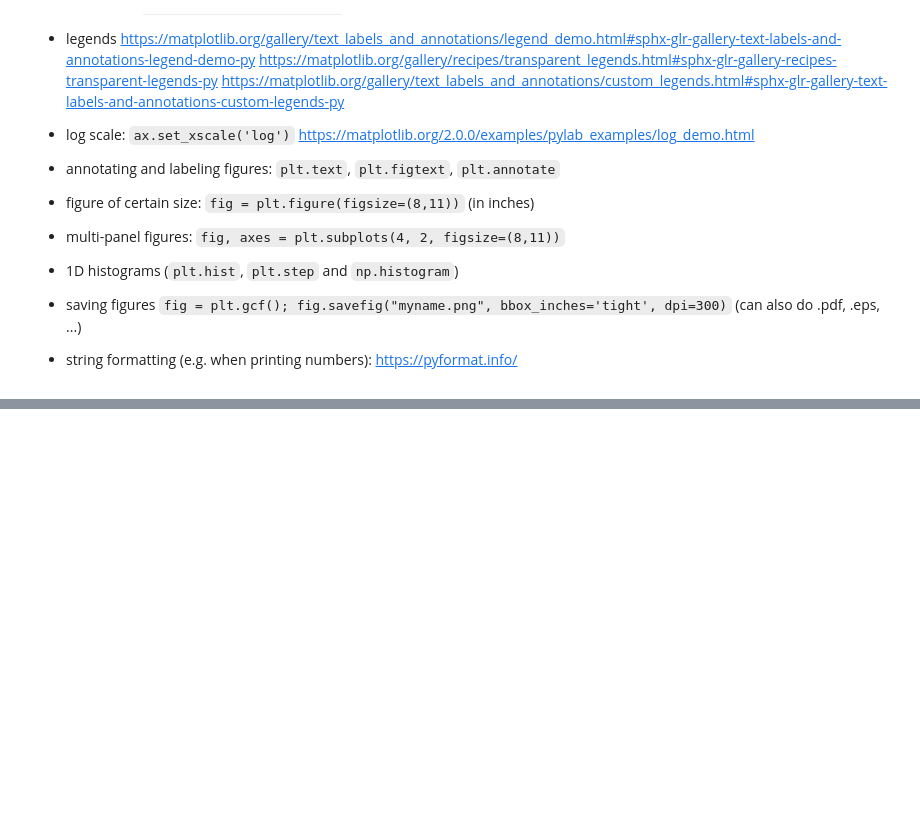
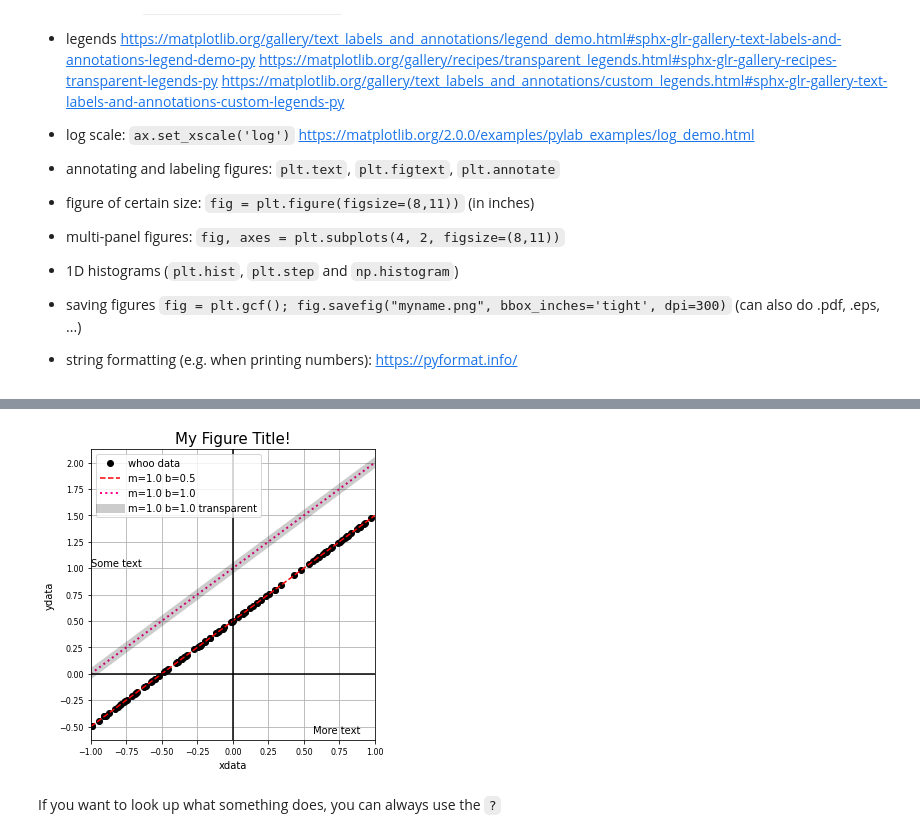
Before and after one commit to obscode/CASSIPDP, a Jupyter notebook: PythonPlotting.ipynb, the cells around one changed output, grey strips where cells are left out. Saved outputs shown, nothing was run; the diff lists cells and outputs as text; code cells hidden in the pictures; blank space fills up the shorter version.

Commit message:
Updated plotting, new Gaussian notebook

```diff
--- a/PythonPlotting.ipynb
+++ b/PythonPlotting.ipynb
@@ -67,0 +79,77 @@ https://matplotlib.org/gallery/text_labels_and_annotations/custom_legends.html#s
+# %%
+def line_model(m, b, x):
+    """
+    Returns a line
+    """
+    return m*x + b
+# %%
+## Generate some data
+m0 = 1
+b0 = 0.5
+
+np.random.seed(512)
+xdata = np.random.uniform(-1, 1, size=100)
+ydata = line_model(m0, b0, xdata)
+# %%
+fig, ax = plt.subplots(figsize=(5,5))
+# Plot the data
+ax.plot(xdata, ydata, 'ko', label="whoo data")
+# The above is a common shorthand, which is short for this:
+# ax.plot(xdata, ydata, marker='o', linestyle='none', color='black', label="whoo data")
+
+# the quick colors are "rgbcmyk" for red/green/blue/cyan/magenta/yellow/black
+# you can also specify colors using their hex codes, e.g. from here: https://xkcd.com/color/rgb/
+
+# Plot a dashed line
+xplot = np.linspace(-1, 1, 101) # evenly spaced points between -1 and 1 (inclusive)
+yplot = line_model(m0, b0, xplot)
+ax.plot(xplot, yplot, 'r--', label="m={:.1f} b={:.1f}".format(m0, b0))
+
+# Plot a dotted line at a different point
+m, b = m0, b0+0.5
+yplot = line_model(m, b, xplot)
+# #ff028d is hot pink from the XKCD site
+ax.plot(xplot, yplot, ':', color="#ff028d", label="m={:.1f} b={:.1f}".format(m, b), lw=2)
+# Here's also adding a transparent wide line
+# Consider looking up ax.fill_between if you want to do fancier things
+ax.plot(xplot, yplot, '-', color="k", label="m={:.1f} b={:.1f} transparent".format(m, b),
+        lw=9, alpha=.2)
+
+# Set axis limits
+ax.set_xlim(-1, 1)
+
+# Label your axes, with whatever fontsize you want
+ax.set_xlabel("xdata", fontsize=10)
+ax.set_ylabel("ydata", fontsize=10)
+ax.set_title("My Figure Title!", fontsize=15)
+ax.tick_params(axis='x', labelsize=8)
+ax.tick_params(axis='y', labelsize=8)
+
+# Add a legend
+ax.legend(loc="upper left", fontsize=10)
+
+# Set where you want the ticks to be
+ax.xaxis.set_major_locator(plt.MultipleLocator(0.25))
+ax.yaxis.set_major_locator(plt.MultipleLocator(0.25))
+# I often like to draw a grid
+ax.grid()
+
+# You can add text this way at a specific coordinate
+ax.text(-1.0, 1.0, "Some text", fontsize=10, ha='left', va='bottom')
+# You can also add text relative to the axis coordinates
+ax.text(0.95, 0.05, "More text", fontsize=10, ha='right', va='top',
+       transform=ax.transAxes)
+
+# You can draw horizontal and vertical lines, e.g. here to highlight y=0 and x=0
+ax.axhline(0, color='k', ls='-') # y=0
+ax.axvline(0, color='k', ls='-') # x=0
+
+# This squeezes the margins of the figure
+fig.tight_layout()
+# You can save figures in different formats like this:
+# fig.savefig("my_figure.png")
+# fig.savefig("my_figure.pdf")
+# %% [output]
+[figure, added]
+# %% [markdown]
+If you want to look up what something does, you can always use the `?`
```
Also changed, not shown: parts of 7 cells of this notebook.
